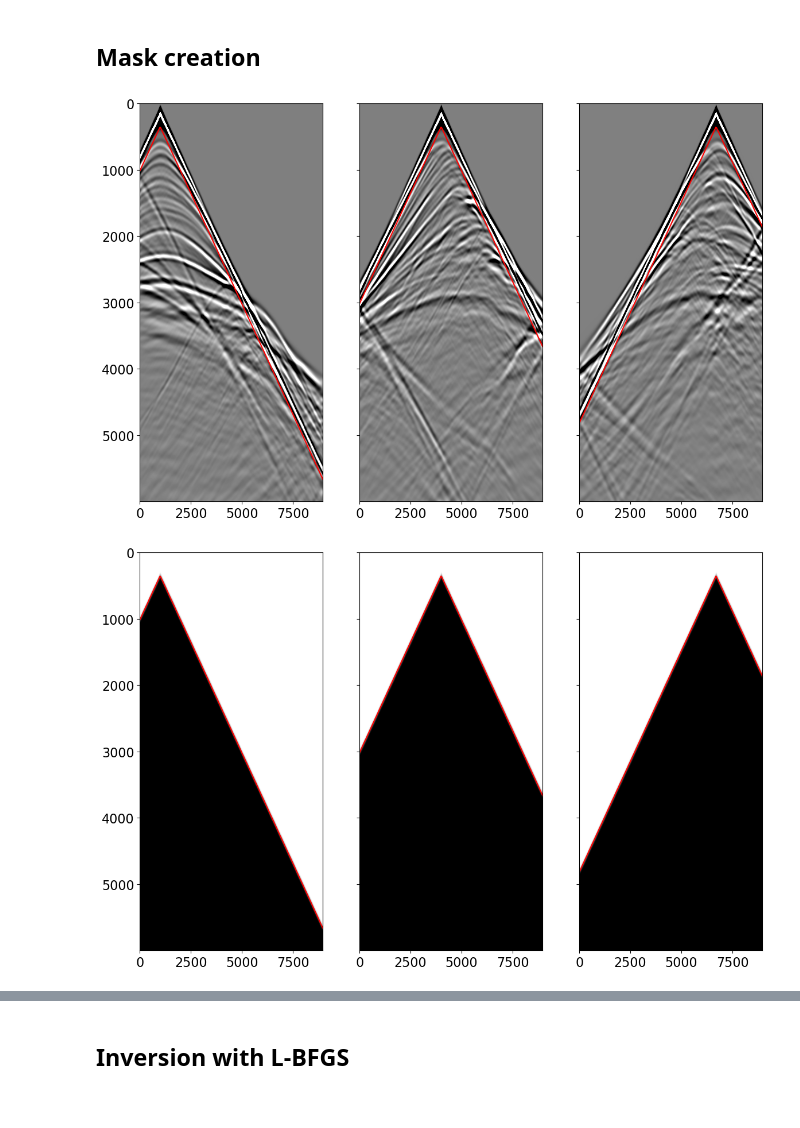
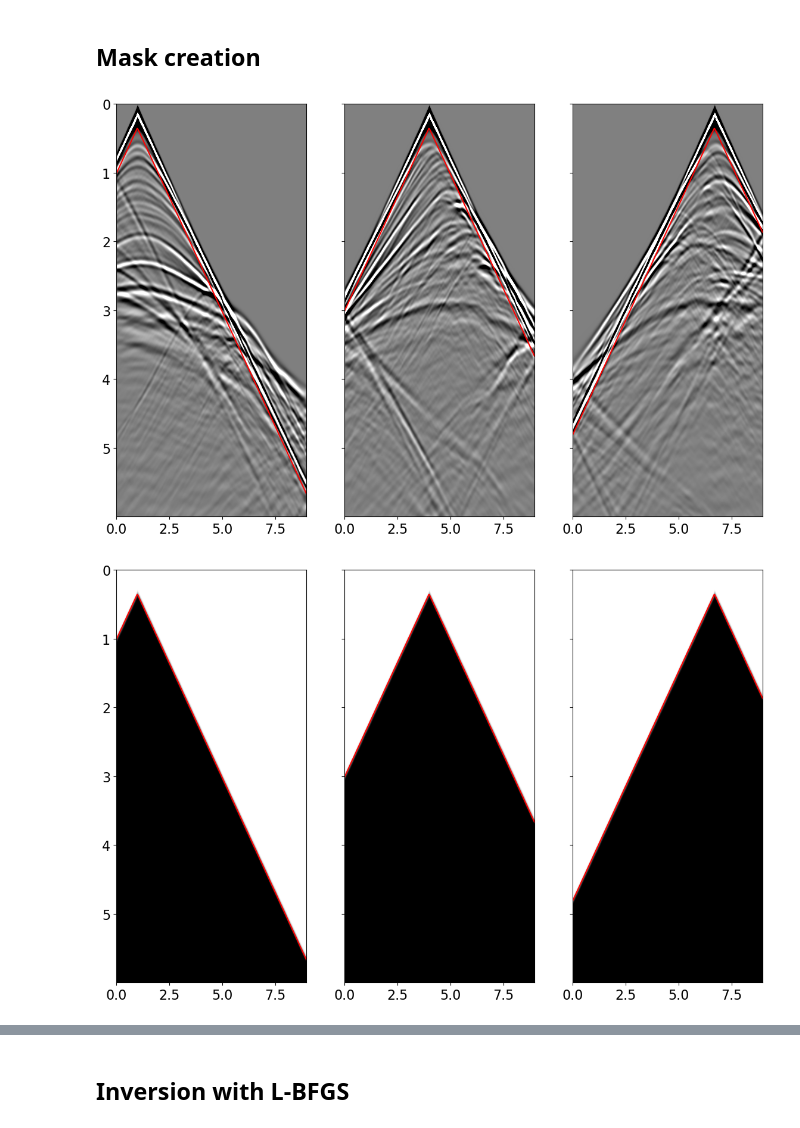
Before and after one commit to DIG-Kaust/Devito-fwi, a Jupyter notebook: notebooks/acoustic/AcousticVel_XCorrrefr_1stagewrapper.ipynb, the cells around one changed output, grey strips where cells are left out. Cells and saved outputs as stored; diff of their text form; code cells hidden in the pictures.

Commit message:
ex: changed other notebooks to new units

```diff
--- a/notebooks/acoustic/AcousticVel_XCorrrefr_1stagewrapper.ipynb
+++ b/notebooks/acoustic/AcousticVel_XCorrrefr_1stagewrapper.ipynb
@@ -41,11 +41,11 @@ def fwi_callback(xk, vp, vp_error):
 # %% [markdown]
 ## Parameters
 # %%
-# Model and aquisition parameters
-par = {'nx':601,   'dx':15,    'ox':0,
-       'nz':221,   'dz':15,    'oz':0,
-       'ns':20,    'ds':300,   'os':1000,  'sz':0,
-       'nr':300,   'dr':30,    'or':0,     'rz':0,
+# Model and aquisition parameters (in km, s, and Hz units)
+par = {'nx':601,   'dx':0.015,    'ox':0,
+       'nz':221,   'dz':0.015,    'oz':0,
+       'ns':20,    'ds':0.300,    'os':1.,  'sz':0,
+       'nr':300,   'dr':0.030,    'or':0,   'rz':0,
        'nt':3000,  'dt':0.002, 'ot':0,
        'freq':7,
       }
@@ -62,7 +62,7 @@ path = '../../data/'
 velocity_file = path + 'Marm.bin'
 
 # Time-space mask parameters
-vwater = 1500
+vwater = 1.5
 toff = 0.35
 # %% [markdown]
 ## Acquisition set-up
@@ -74,7 +74,7 @@ fs = 1 / par['dt']
 x = np.arange(par['nx']) * par['dx'] + par['ox']
 z = np.arange(par['nz']) * par['dz'] + par['oz']
 t = np.arange(par['nt']) * par['dt'] + par['ot']
-tmax = t[-1] * 1e3 # in ms
+tmax = t[-1]
 
 # Sources
 x_s = np.zeros((par['ns'], 2))
@@ -135,12 +127,15 @@ plt.axis('tight');
 amod = AcousticWave2D(shape, origin, spacing,
                       x_s[:, 0], x_s[:, 1], x_r[:, 0], x_r[:, 1],
                       0., tmax,
-                      vp=vp_true * 1e3,
+                      vp=vp_true,
                       src_type="Ricker", f0=par['freq'],
-                      space_order=space_order, nbl=nbl);
+                      space_order=space_order, nbl=nbl)
+
+# Create model and geometry to extract useful information to define the filtering object
+model, geometry = amod.model_and_geometry()
 # %%
 # Model data
-dobs = amod.mod_allshots()
+dobs, dtobs = amod.mod_allshots()
 # %%
 # Plot shot gathers
 d_vmin, d_vmax = np.percentile(np.hstack(dobs).ravel(), [2, 98])
@@ -157,28 +152,28 @@ for ax, ishot in zip(axs, [0, par['ns']//2, par['ns']-1]):
 # %%
 # Create direct arrival mask
 distance = np.sqrt((x_s[:, 0][:, None]-x_r[:, 0][None, :])**2 + (x_s[:, 1][:, None]-x_r[:, 1][None, :])**2)
 directtime = distance / vwater
-tsmask = TimeSpaceMasking(directtime, amod.geometry.nt, amod.geometry.dt * 1e-3, toff, nsmooth=50)
+tsmask = TimeSpaceMasking(directtime, geometry.nt, geometry.dt, toff, nsmooth=50)
 
 fig, axs = plt.subplots(1, 3, sharey=True, figsize=(14, 9))
 for ax, ishot in zip(axs, [0, par['ns']//2, par['ns']-1]):
     ax.imshow(dobs[ishot], aspect='auto', cmap='gray',
               extent=(x_r[0, 0], x_r[-1, 0], tmax, 0.,),
               vmin=-d_vmax, vmax=d_vmax)
-    ax.plot(x_r[:, 0], (directtime[ishot] + toff) * 1000, 'r')
+    ax.plot(x_r[:, 0], directtime[ishot] + toff, 'r')
 
 fig, axs = plt.subplots(1, 3, sharey=True, figsize=(14, 9))
 for ax, ishot in zip(axs, [0, par['ns']//2, par['ns']-1]):
     ax.imshow(tsmask.mask[ishot].T, aspect='auto', cmap='gray',
               extent=(x_r[0, 0], x_r[-1, 0], tmax, 0.,),
               vmin=0, vmax=1)
-    ax.plot(x_r[:, 0], (directtime[ishot] + toff) * 1000, 'r')
+    ax.plot(x_r[:, 0], directtime[ishot] + toff, 'r')
 
 fig, axs = plt.subplots(1, 3, sharey=True, figsize=(14, 9))
 for ax, ishot in zip(axs, [0, par['ns']//2, par['ns']-1]):
     ax.imshow(dobs[ishot] * tsmask.mask[ishot].T, aspect='auto', cmap='gray',
               extent=(x_r[0, 0], x_r[-1, 0], tmax, 0.,),
               vmin=-d_vmax, vmax=d_vmax);
 # %% [output]
-[figure, old version]
+[figure, new version]
-[figure, old version]
+[figure, new version]
```
Also changed, not shown: parts of 13 cells of this notebook.
